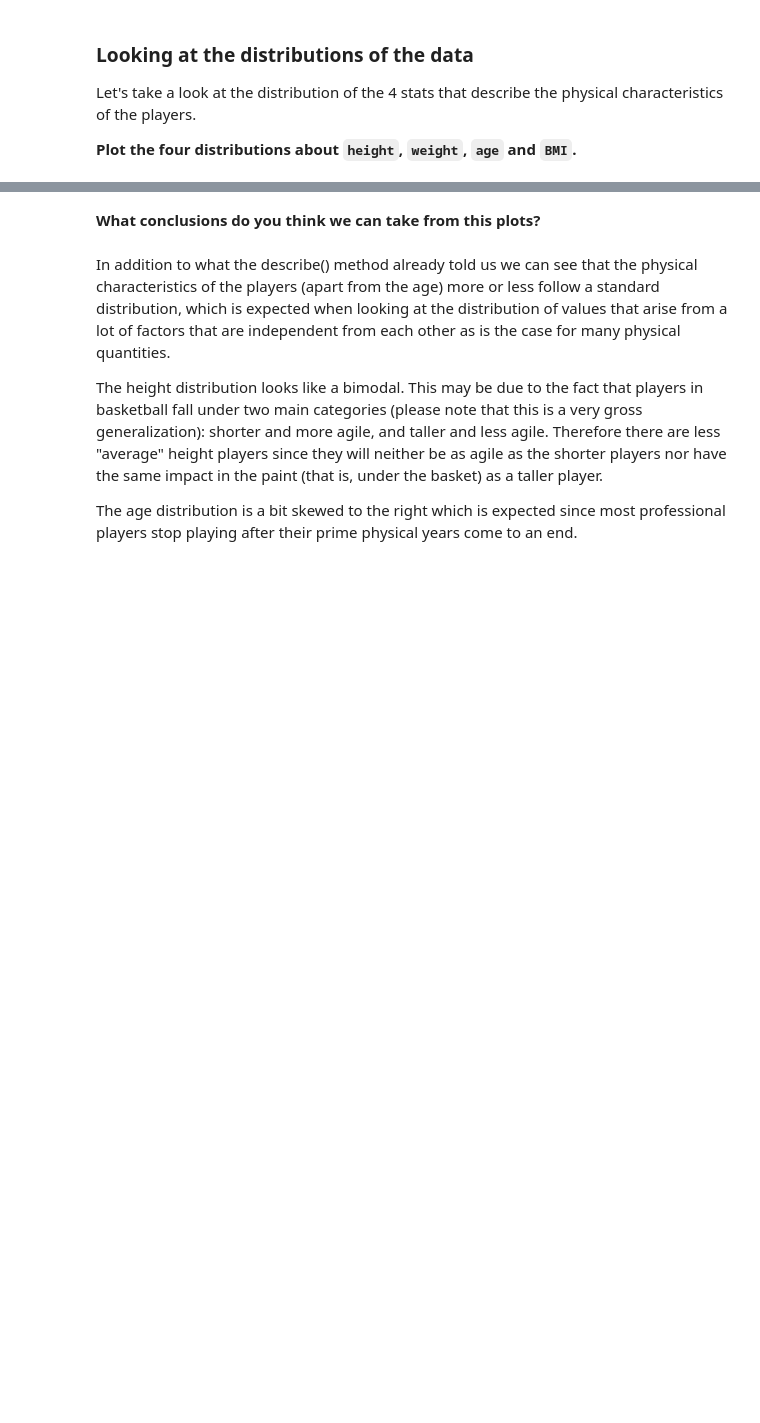
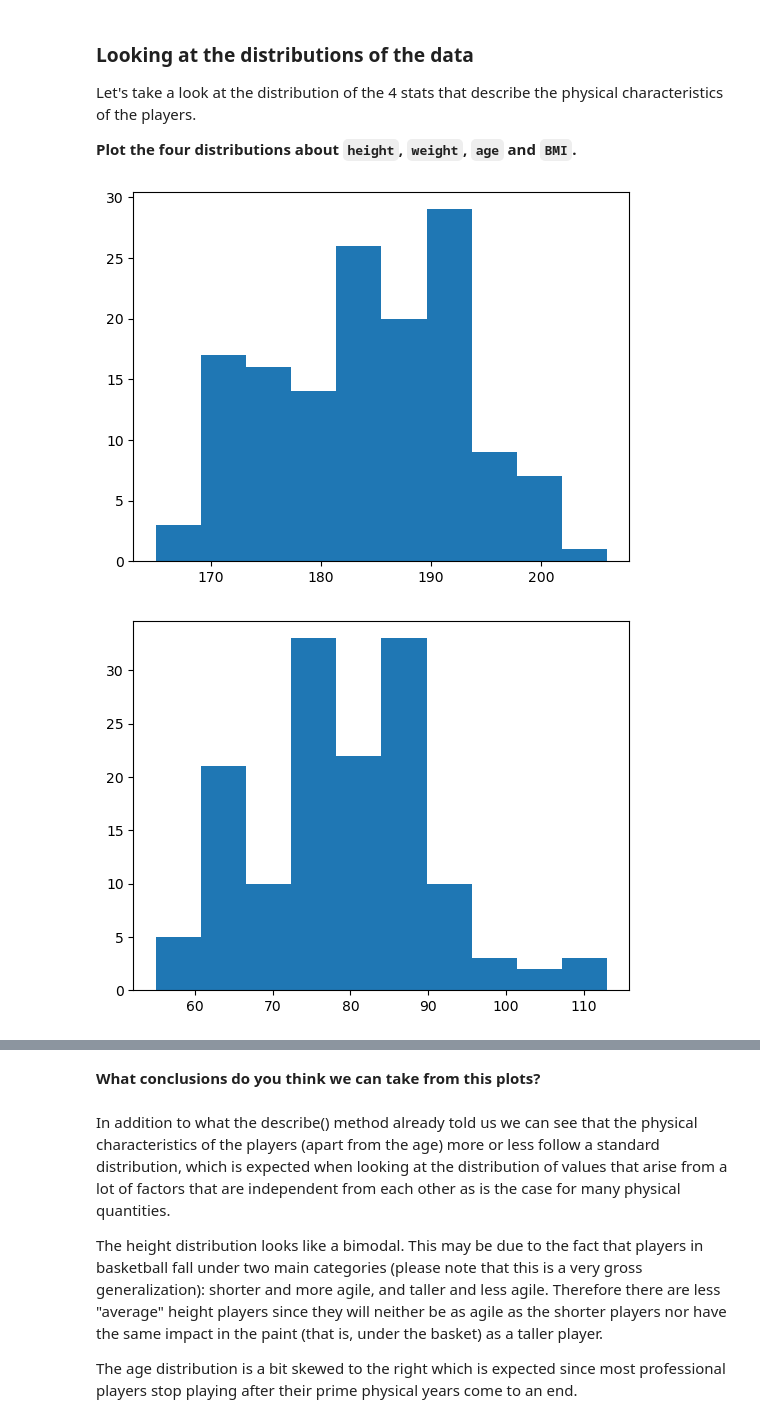
Before and after one commit to ta-data-lis/M2-mini-project2, a Jupyter notebook: your-code/2.-Exploratory-Data-Analysis.ipynb, the cells around one changed output, grey strips where cells are left out. Drawn from its saved outputs; the diff is of its cells as text; code cells hidden in the pictures; blank space fills up the shorter version.

```diff
--- a/your-code/2.-Exploratory-Data-Analysis.ipynb
+++ b/your-code/2.-Exploratory-Data-Analysis.ipynb
@@ -17,3 +17,5 @@ pd.set_option('display.max_columns', 100)
 Let's load the cleaned dataset first. Import it with the name `wnba` and show the head.
 # %%
 #your code here
+wnba = pd.read_csv("wnba_clean.csv")
+wnba.head(2)
@@ -36,0 +83,13 @@ Let's take a look at the distribution of the 4 stats that describe the physical
+# %%
+#your code here
+plt.hist(wnba["Height"])
+plt.show()
+plt.hist(wnba["Weight"])
+plt.show()
+plt.hist(wnba["Age"])
+plt.show()
+plt.hist(wnba["BMI"])
+plt.show()
+# %% [output]
+[figure, added]
+[figure, added]
```
Also changed, not shown: parts of 19 cells of this notebook, 3 other files.
